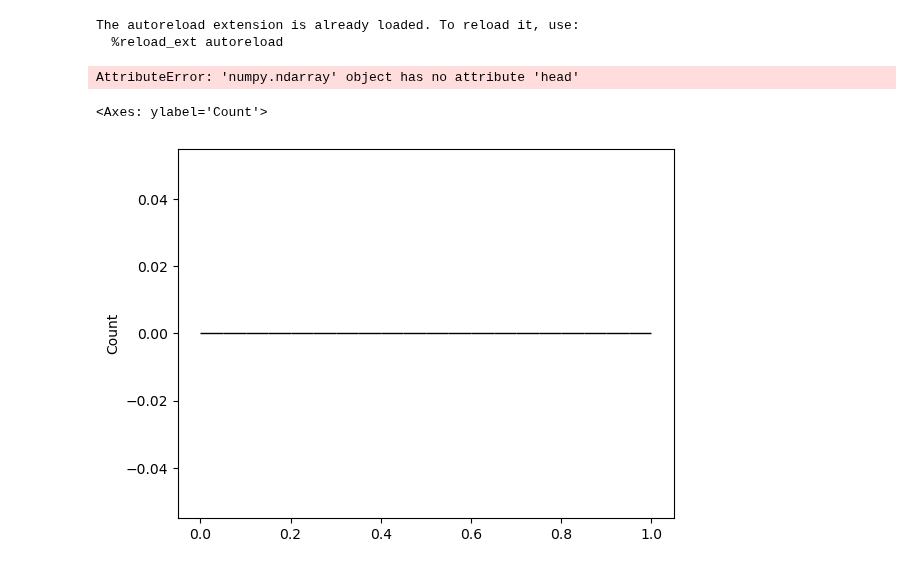
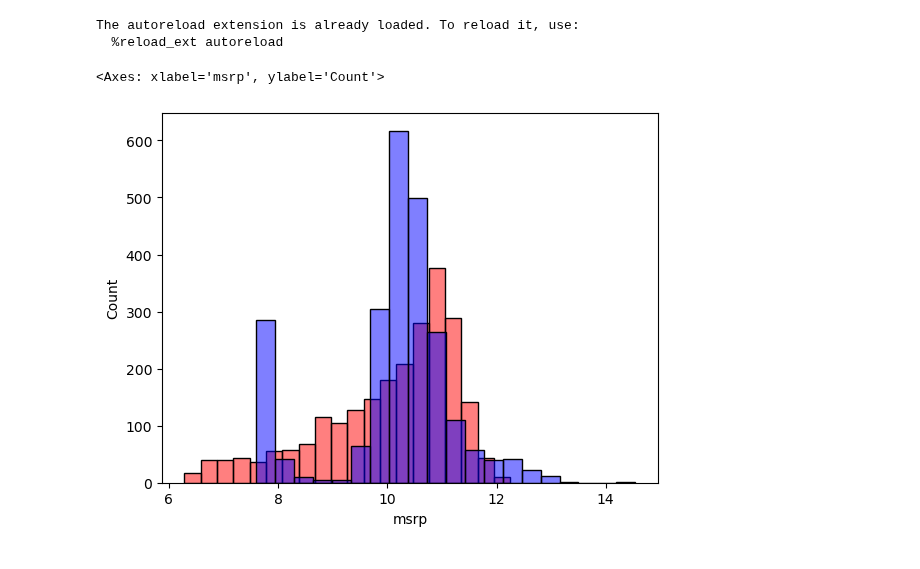
Before and after one commit to mtarcha/MachineLearning, a Jupyter notebook: LinearRegression/price_prediction.ipynb, the cells around one changed output. Cells and saved outputs as stored; diff of their text form; code cells hidden in the pictures.

Commit message:
update prediction models

```diff
--- a/LinearRegression/price_prediction.ipynb
+++ b/LinearRegression/price_prediction.ipynb
@@ -108,16 +101,13 @@ The autoreload extension is already loaded. To reload it, use:
 # %%
 from LinReg_gradient_descent import LinearRegressionGD
 
-lr_gd = LinearRegressionGD(l=0.001, iter=100)
+lr_gd = LinearRegressionGD(l=0.001, iter=5000)
 lr_gd.fit(X_train, y_train)
 
-y_pr = lr_gd.predict(X_test)
-y_pr.head()
+y_pr_gd = lr_gd.predict(X_test)
-# %% [output]
-AttributeError: 'numpy.ndarray' object has no attribute 'head'
 # %%
-sns.histplot(y_pr, color='red', alpha=0.5, bins=20)
-#sns.histplot(y_test, color='blue', alpha=0.5, bins=20)
+sns.histplot(y_pr_gd, color='red', alpha=0.5, bins=20)
+sns.histplot(y_test, color='blue', alpha=0.5, bins=20)
 # %% [output]
-<Axes: ylabel='Count'>
+<Axes: xlabel='msrp', ylabel='Count'>
-[figure, old version]
+[figure, new version]
```
Also changed, not shown: parts of 5 cells of this notebook.
